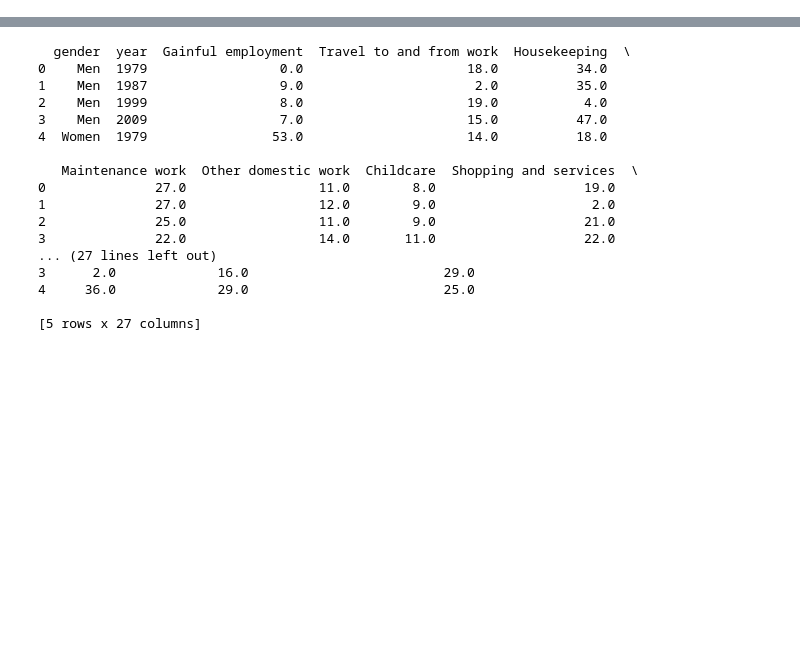
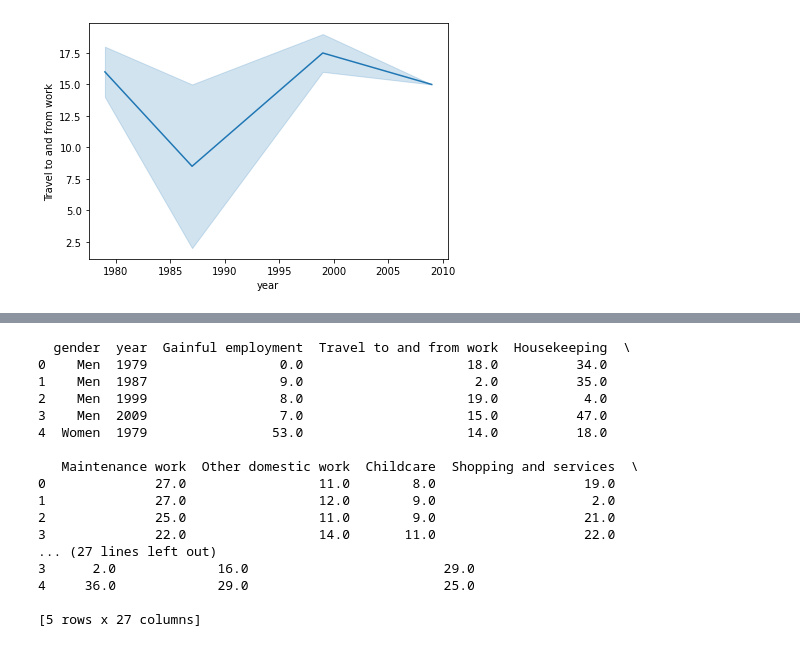
Before and after one commit to KazuichiroTaira/FMS, a Jupyter notebook: Firstassignment/timeuse.ipynb, the cells around one changed output, grey strips where cells are left out. Saved outputs shown, nothing was run; the diff lists cells and outputs as text; code cells hidden in the pictures; blank space fills up the shorter version.

```diff
--- a/Firstassignment/timeuse.ipynb
+++ b/Firstassignment/timeuse.ipynb
@@ -18 +36,8 @@ print(df.head())
+# %%
+sns.lineplot(data=df, x="year", y="Travel to and from work")
+plt.tight_layout()
+plt.savefig("fig/b2.pdf")
+plt.show()
+# %% [output]
+[figure, added]
 # %%
```
Also changed, not shown: parts of 4 cells of this notebook, 5 other files.
